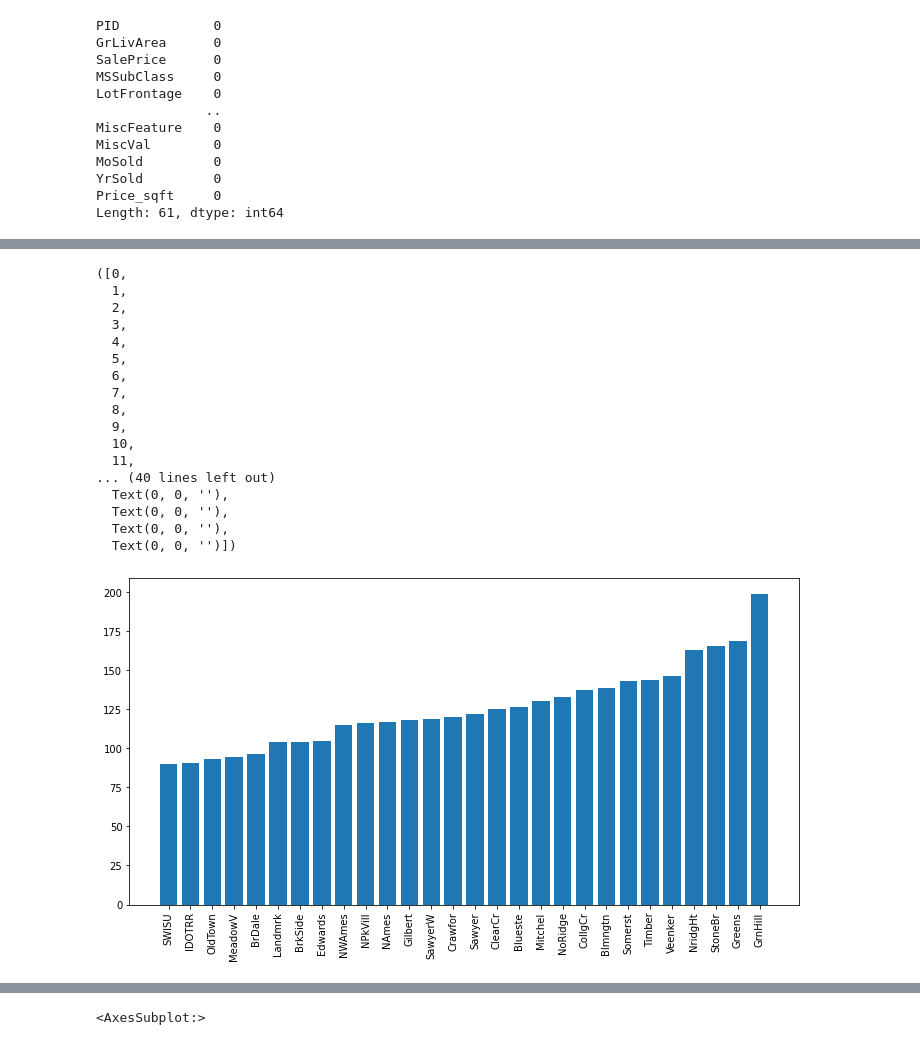
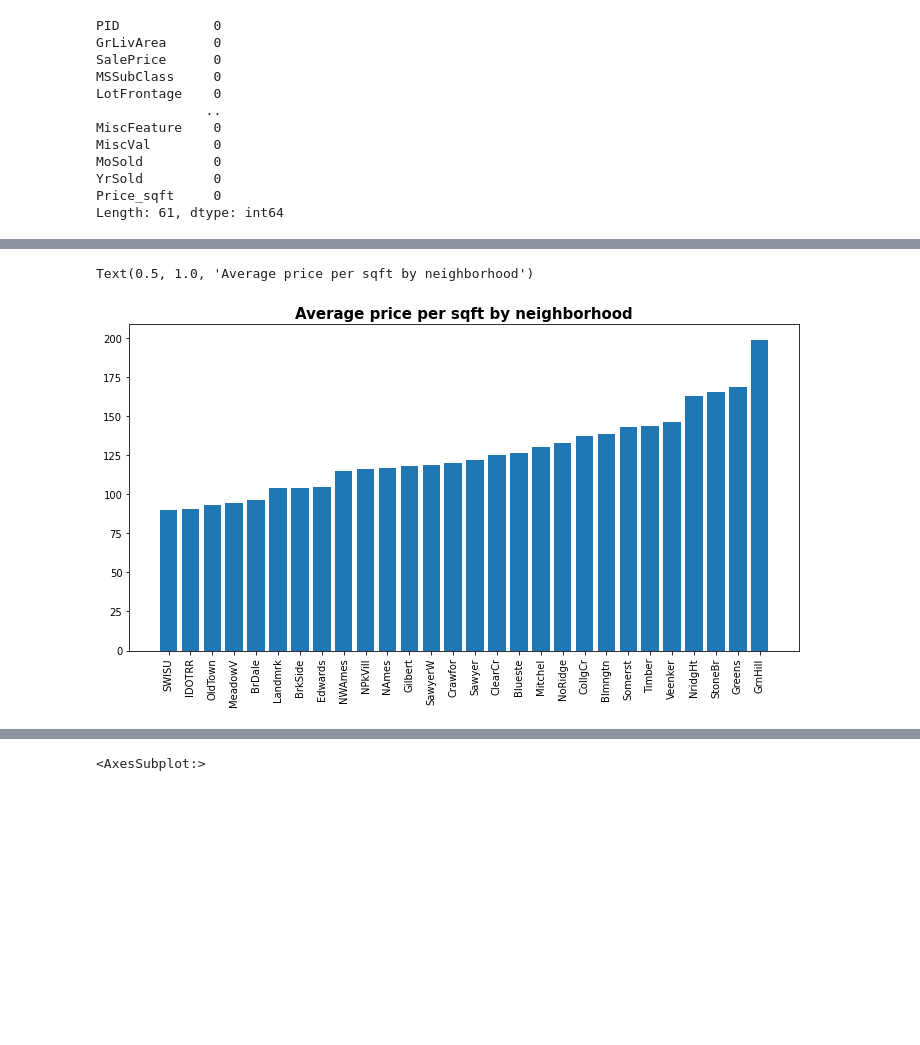
Before and after one commit to DarishSakeesing/housing-price-prediction, a Jupyter notebook: DouglasPizac/house_prices_EDA.ipynb, the cells around one changed output, grey strips where cells are left out. Saved outputs shown, nothing was run; the diff lists cells and outputs as text; code cells hidden in the pictures; blank space fills up the shorter version.

```diff
--- a/DouglasPizac/house_prices_EDA.ipynb
+++ b/DouglasPizac/house_prices_EDA.ipynb
@@ -184,29 +197,14 @@ vif_reg.score(Xtest,ytest)
 # %%
 boro = prices.groupby('Neighborhood')[['Price_sqft']].mean()
 boro = boro.reset_index().sort_values(by = 'Price_sqft')
 import matplotlib.pyplot as plt
 plt.figure(figsize = (12,6))
 plt.bar(x = boro.Neighborhood, height = boro.Price_sqft)
 plt.xticks(rotation = 90)
+plt.title('Average price per sqft by neighborhood', fontsize = 15, fontweight = 'bold')
 # %% [output]
-([0,
-  1,
-  2,
-  3,
-  4,
-  5,
-  6,
-  7,
-  8,
-  9,
-  10,
-  11,
-... (40 lines left out)
-  Text(0, 0, ''),
-  Text(0, 0, ''),
-  Text(0, 0, ''),
-  Text(0, 0, '')])
+Text(0.5, 1.0, 'Average price per sqft by neighborhood')
-[figure, old version]
+[figure, new version]
 # %%
 plt.figure(figsize = (20,15))
 sns.heatmap(numeric_features_filled.corr())
```
Also changed, not shown: parts of 18 cells of this notebook.
